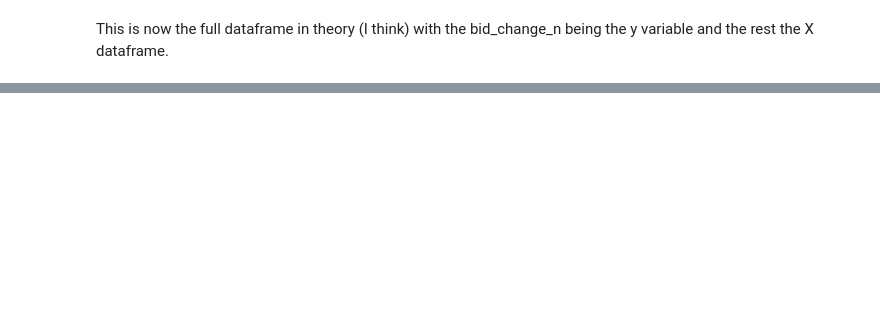
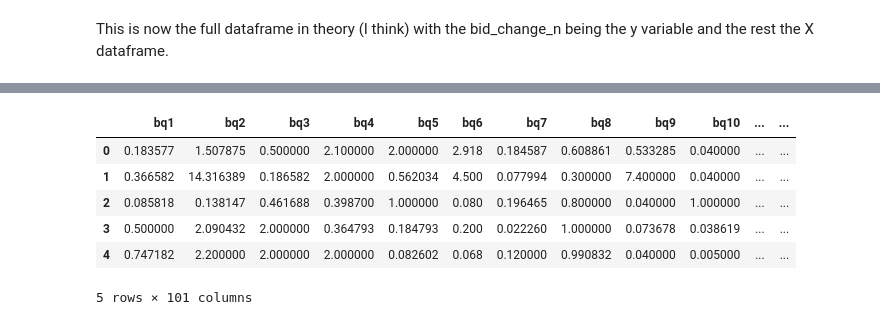
Before and after one commit to Globe-Research/deep-orderbook, a Jupyter notebook: DL_for_LOB_Sirignano.ipynb, the cells around one changed output, grey strips where cells are left out. Saved outputs shown, nothing was run; the diff lists cells and outputs as text; code cells hidden in the pictures; blank space fills up the shorter version.

```diff
--- a/DL_for_LOB_Sirignano.ipynb
+++ b/DL_for_LOB_Sirignano.ipynb
@@ -61,6 +83,7 @@ df_bid_up.reset_index(drop=True, inplace=True)
 
 # Round the bid_change_n to the nearest integer than convert type to int
 df_bid_up['bid_change_n'] = np.round(df_bid_up['bid_change_n'].values).astype(int)
+df_bid_up = df_bid_up[df_bid_up['bid_change_n'] <= 20]
 
 # Cap the duplication to 20 rows
 reps = np.clip(df_bid_up['bid_change_n'].values,a_min=1, a_max=20)
@@ -68,12 +91,6 @@ reps = np.clip(df_bid_up['bid_change_n'].values,a_min=1, a_max=20)
 # List of indices, if want to repeat twice will appear twice but max 20x.
 df_bid_up_reps = df_bid_up.loc[np.repeat(df_bid_up.index.values, reps)]
 # %%
-# Cap the duplication to 20 rows
-reps = np.clip(df_bid_up['bid_change_n'].values,a_min=1, a_max=20)
-
-# List of indices, if want to repeat twice will appear twice but max 20x.
-df_bid_up_reps = df_bid_up.loc[np.repeat(df_bid_up.index.values, reps)]
-
 # Forming y1_cond from the bid change_n, add to dataframe
 y1_cond = [ind for val in df_bid_up['bid_change_n'].values for ind in list(range(1,min(20,val)+1))]
 df_bid_up_reps['y1_cond'] = y1_cond
@@ -120,3 +115,0 @@ Now I would implement a neural network for classification with the price level i
-# %%
-X = X[0:int(len(X)/8)]
-y = y[0:int(len(y)/8)]
@@ -127,0 +216,11 @@ X_train, X_test, y_train, y_test = train_test_split(X.values, y_cat,
+# %%
+df_X_test = pd.DataFrame(data=X_test, columns=X.columns)
+df_X_test.head()
+# %% [output]
+|  | bq1 | bq2 | bq3 | bq4 | bq5 | bq6 | bq7 | bq8 | bq9 | bq10 | ... | ... |
+| 0 | 0.183577 | 1.507875 | 0.500000 | 2.100000 | 2.000000 | 2.918 | 0.184587 | 0.608861 | 0.533285 | 0.040000 | ... | ... |
+| 1 | 0.366582 | 14.316389 | 0.186582 | 2.000000 | 0.562034 | 4.500 | 0.077994 | 0.300000 | 7.400000 | 0.040000 | ... | ... |
+| 2 | 0.085818 | 0.138147 | 0.461688 | 0.398700 | 1.000000 | 0.080 | 0.196465 | 0.800000 | 0.040000 | 1.000000 | ... | ... |
+| 3 | 0.500000 | 2.090432 | 2.000000 | 0.364793 | 0.184793 | 0.200 | 0.022260 | 1.000000 | 0.073678 | 0.038619 | ... | ... |
+| 4 | 0.747182 | 2.200000 | 2.000000 | 2.000000 | 0.082602 | 0.068 | 0.120000 | 0.990832 | 0.040000 | 0.005000 | ... | ... |
+5 rows × 101 columns
```
Also changed, not shown: parts of 21 cells of this notebook.
